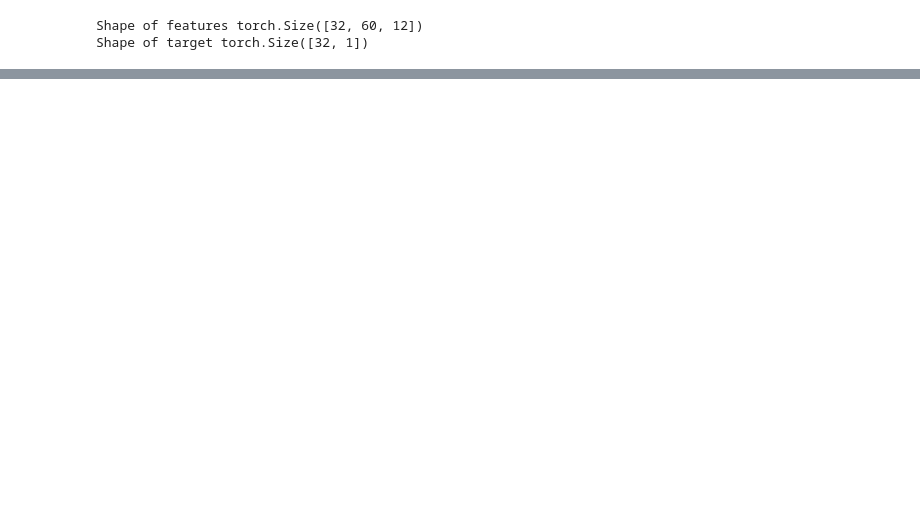
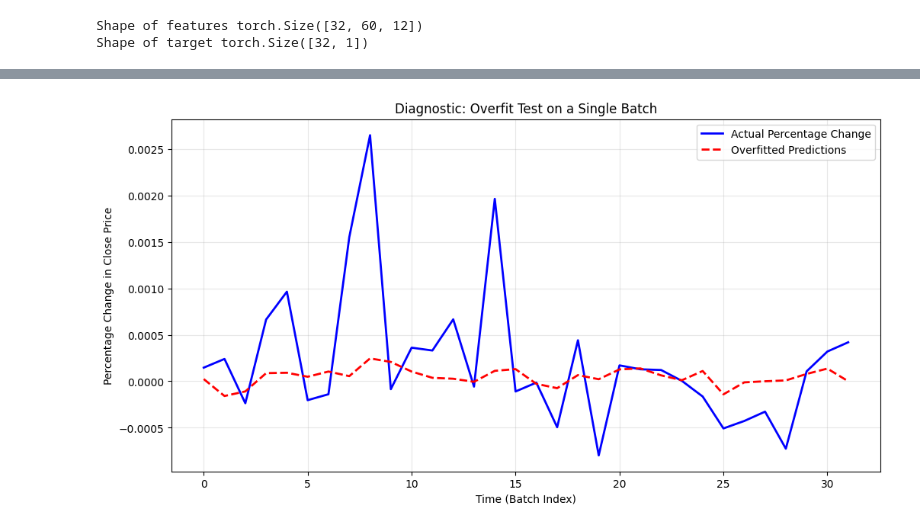
Before and after one commit to sharmanjeurkar-dev/StockPrediction, a Jupyter notebook: notebooks/StockPrediction.ipynb, the cells around one changed output, grey strips where cells are left out. Cells and saved outputs as stored; diff of their text form; code cells hidden in the pictures; blank space fills up the shorter version.

```diff
--- a/notebooks/StockPrediction.ipynb
+++ b/notebooks/StockPrediction.ipynb
@@ -238,0 +251,33 @@ Running inference on test data...
+# %%
+import torch
+model.to('cpu')
+# 1. Set model to evaluation mode
+model.eval()
+x_overfit = x_overfit.to('cpu')
+y_overfit = y_overfit.to('cpu')
+# 2. Run the same single batch through the model without tracking gradients
+with torch.no_grad():
+    # Make sure x_overfit is on the same device as the model
+    preds_overfit = model(x_overfit)
+
+# 3. Move tensors to CPU, convert to NumPy, and flatten them into 1D arrays
+preds_flat = preds_overfit.cpu().numpy().flatten()
+targets_flat = y_overfit.cpu().numpy().flatten()
+
+# 4. The Un-Scaling Fix: Divide by 100 to return to raw decimals
+real_preds = preds_flat / 100.0
+real_targets = targets_flat / 100.0
+
+# 5. Plot the Overfit Test
+plt.figure(figsize=(12, 6))
+plt.plot(real_targets, color='blue', label='Actual Percentage Change', linewidth=2)
+plt.plot(real_preds, color='red', label='Overfitted Predictions', linestyle='--', linewidth=2)
+
+plt.title('Diagnostic: Overfit Test on a Single Batch')
+plt.xlabel('Time (Batch Index)')
+plt.ylabel('Percentage Change in Close Price')
+plt.legend()
+plt.grid(True, alpha=0.3)
+plt.show()
+# %% [output]
+[figure, added]
```
Also changed, not shown: parts of 5 cells of this notebook, 2 other files.
